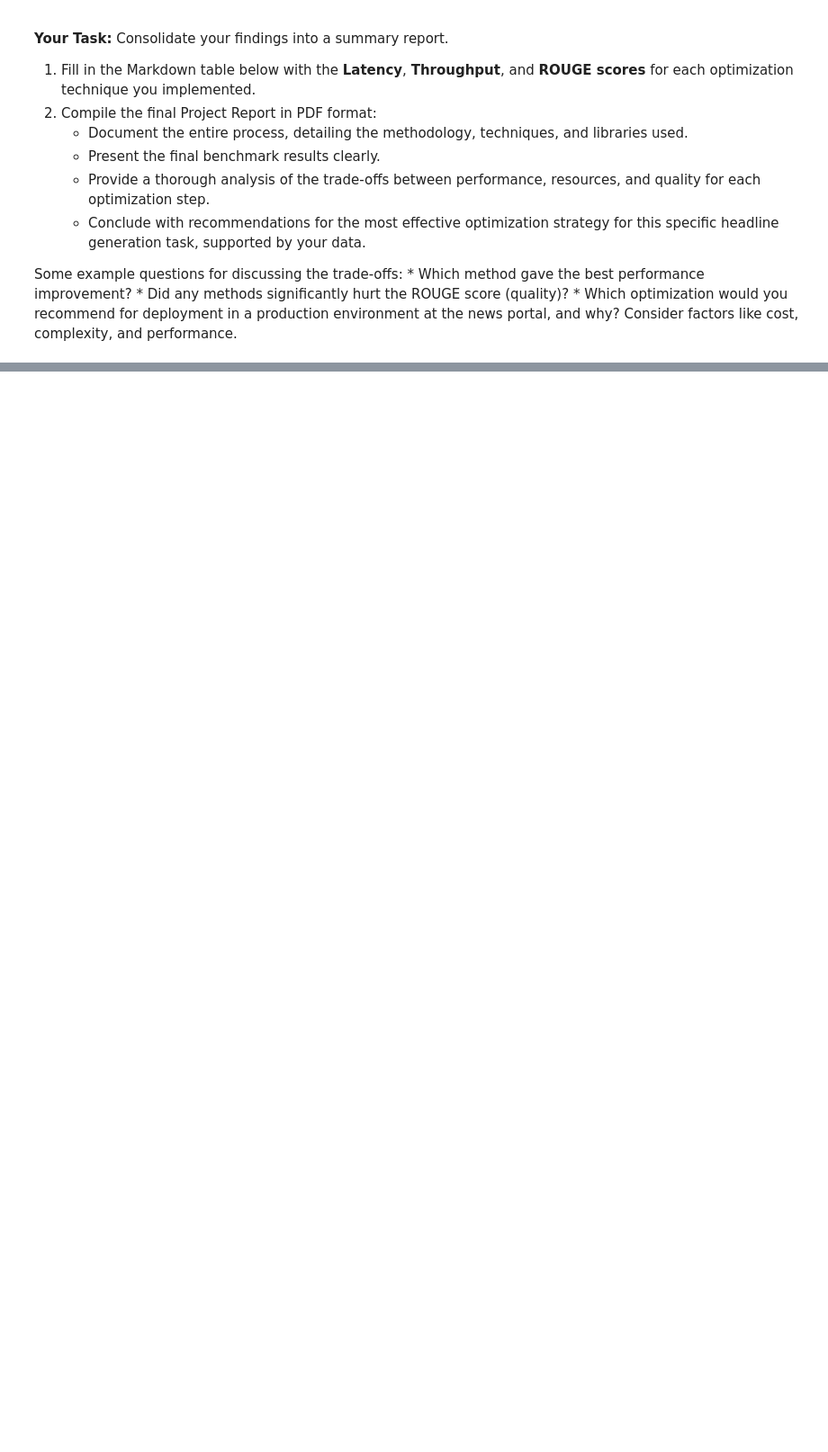
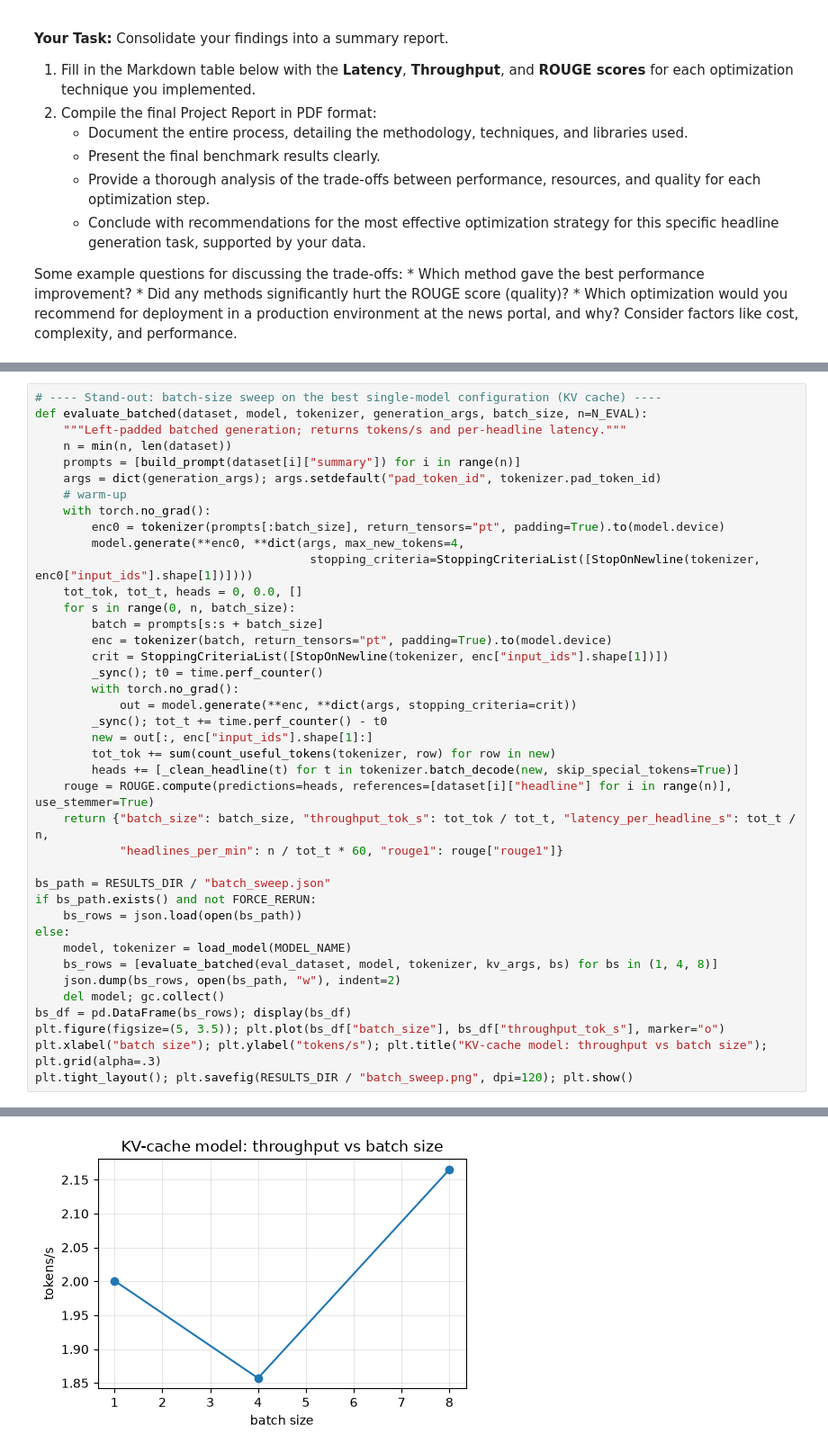
Before and after one commit to AmosBunde/UdaciHeadline, a Jupyter notebook: project/UdaciHeadline_Project_Starter.ipynb, the cells around one changed output, grey strips where cells are left out. Shown at 90% size. Cells and saved outputs as stored; diff of their text form; blank space fills up the shorter version.

```diff
--- a/project/UdaciHeadline_Project_Starter.ipynb
+++ b/project/UdaciHeadline_Project_Starter.ipynb
@@ -984,0 +1070,41 @@ Some example questions for discussing the trade-offs:
+# %%
+# ---- Stand-out: batch-size sweep on the best single-model configuration (KV cache) ----
+def evaluate_batched(dataset, model, tokenizer, generation_args, batch_size, n=N_EVAL):
+    """Left-padded batched generation; returns tokens/s and per-headline latency."""
+    n = min(n, len(dataset))
+    prompts = [build_prompt(dataset[i]["summary"]) for i in range(n)]
+    args = dict(generation_args); args.setdefault("pad_token_id", tokenizer.pad_token_id)
+    # warm-up
+    with torch.no_grad():
+        enc0 = tokenizer(prompts[:batch_size], return_tensors="pt", padding=True).to(model.device)
+        model.generate(**enc0, **dict(args, max_new_tokens=4,
+                                       stopping_criteria=StoppingCriteriaList([StopOnNewline(tokenizer, enc0["input_ids"].shape[1])])))
+    tot_tok, tot_t, heads = 0, 0.0, []
+    for s in range(0, n, batch_size):
+        batch = prompts[s:s + batch_size]
+        enc = tokenizer(batch, return_tensors="pt", padding=True).to(model.device)
+        crit = StoppingCriteriaList([StopOnNewline(tokenizer, enc["input_ids"].shape[1])])
+        _sync(); t0 = time.perf_counter()
+        with torch.no_grad():
+            out = model.generate(**enc, **dict(args, stopping_criteria=crit))
+        _sync(); tot_t += time.perf_counter() - t0
+        new = out[:, enc["input_ids"].shape[1]:]
+        tot_tok += sum(count_useful_tokens(tokenizer, row) for row in new)
+        heads += [_clean_headline(t) for t in tokenizer.batch_decode(new, skip_special_tokens=True)]
+    rouge = ROUGE.compute(predictions=heads, references=[dataset[i]["headline"] for i in range(n)], use_stemmer=True)
+    return {"batch_size": batch_size, "throughput_tok_s": tot_tok / tot_t, "latency_per_headline_s": tot_t / n,
+            "headlines_per_min": n / tot_t * 60, "rouge1": rouge["rouge1"]}
+
+bs_path = RESULTS_DIR / "batch_sweep.json"
+if bs_path.exists() and not FORCE_RERUN:
+    bs_rows = json.load(open(bs_path))
+else:
+    model, tokenizer = load_model(MODEL_NAME)
+    bs_rows = [evaluate_batched(eval_dataset, model, tokenizer, kv_args, bs) for bs in (1, 4, 8)]
+    json.dump(bs_rows, open(bs_path, "w"), indent=2)
+    del model; gc.collect()
+bs_df = pd.DataFrame(bs_rows); display(bs_df)
+plt.figure(figsize=(5, 3.5)); plt.plot(bs_df["batch_size"], bs_df["throughput_tok_s"], marker="o")
+plt.xlabel("batch size"); plt.ylabel("tokens/s"); plt.title("KV-cache model: throughput vs batch size"); plt.grid(alpha=.3)
+plt.tight_layout(); plt.savefig(RESULTS_DIR / "batch_sweep.png", dpi=120); plt.show()
+# %% [output]
@@ -984,0 +1115 @@ Some example questions for discussing the trade-offs:
+[figure, added]
```
Also changed, not shown: parts of 12 cells of this notebook, 8 other files.
